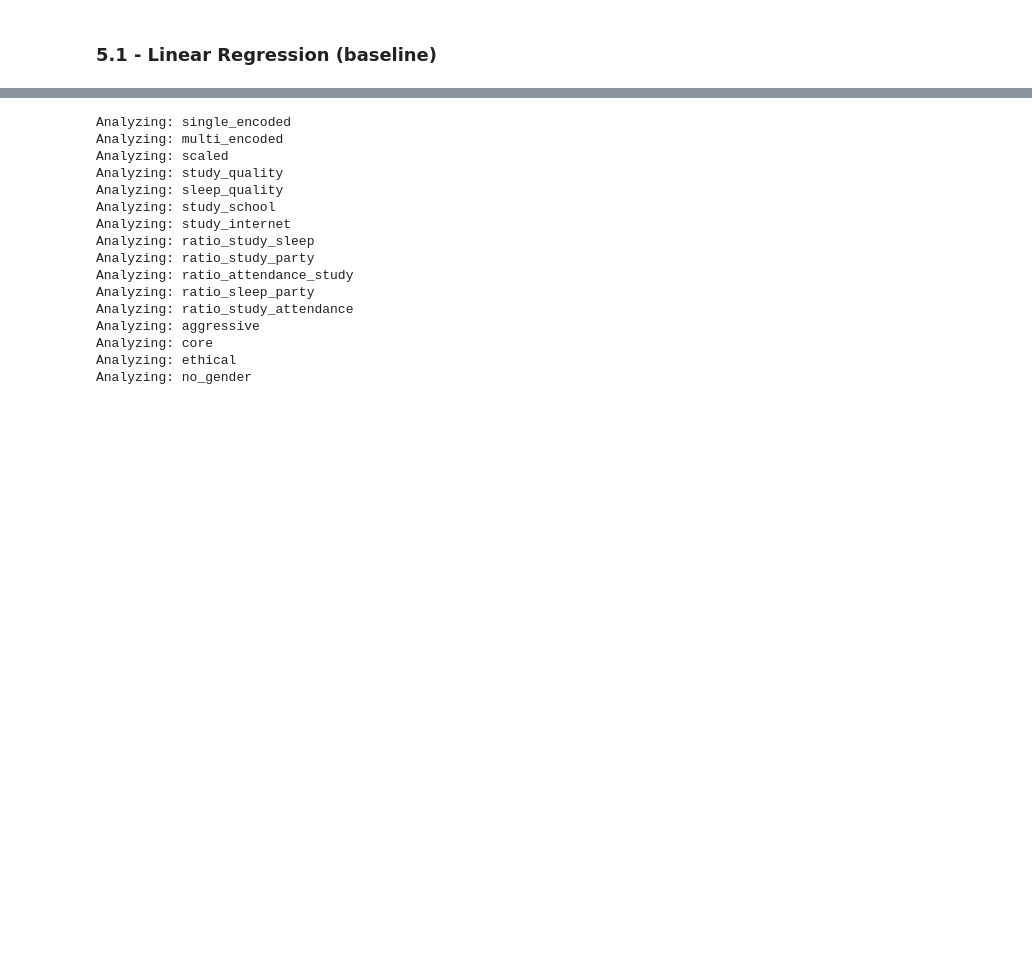
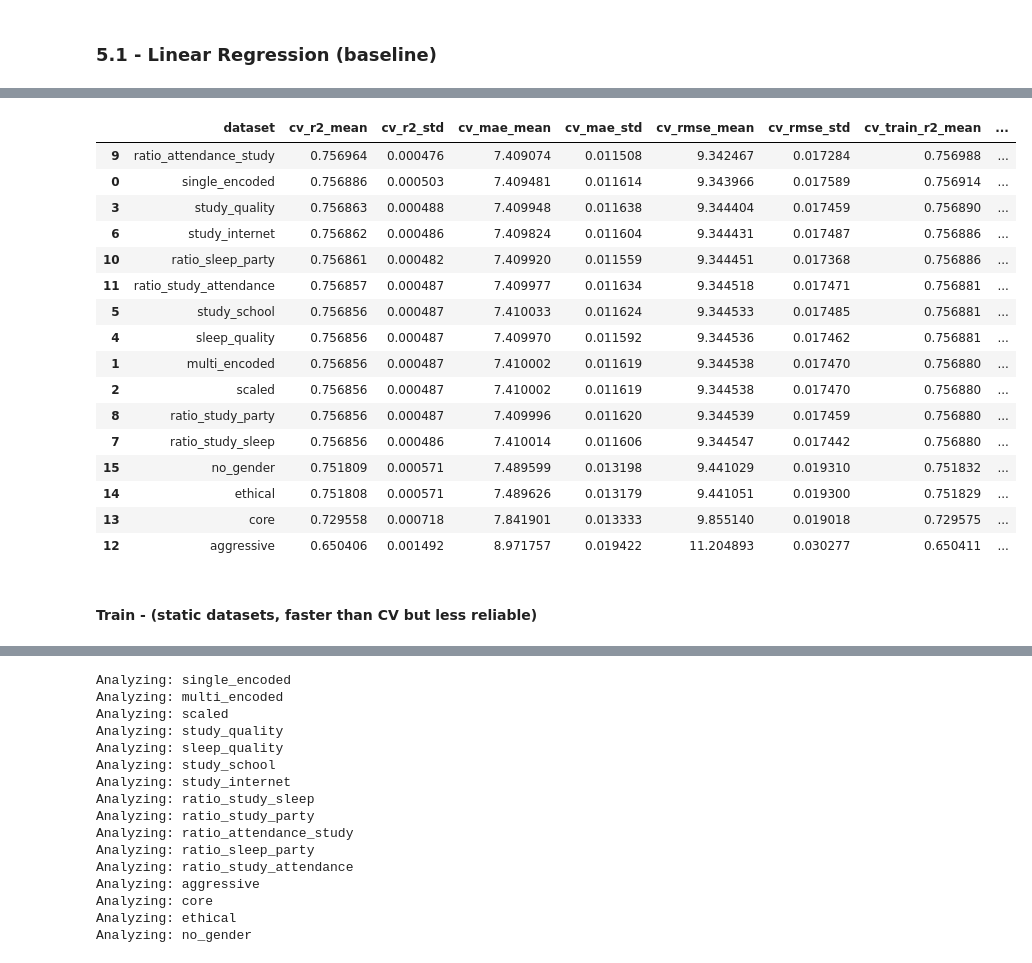
Before and after one commit to Muten-Roshi-Sama/MachineLearningLabs_4eiai40, a Jupyter notebook: Project2026/failure_prediction.ipynb, the cells around one changed output, grey strips where cells are left out. Cells and saved outputs as stored; diff of their text form; code cells hidden in the pictures; blank space fills up the shorter version.

```diff
--- a/Project2026/failure_prediction.ipynb
+++ b/Project2026/failure_prediction.ipynb
@@ -2188,3 +2321,31 @@ def analyze_fp_fn(cm, verbose=False):
+# %%
+# ------------------ Analyze -----------------
+LG_CV_df = pd.concat([
+    data["res"]
+    for data in LG_CV_results.values()
+], ignore_index=True)
+
+display(LG_CV_df.sort_values("cv_r2_mean", ascending=False))
+# %% [output]
+|  | dataset | cv_r2_mean | cv_r2_std | cv_mae_mean | cv_mae_std | cv_rmse_mean | cv_rmse_std | cv_train_r2_mean | ... |
+| 9 | ratio_attendance_study | 0.756964 | 0.000476 | 7.409074 | 0.011508 | 9.342467 | 0.017284 | 0.756988 | ... |
+| 0 | single_encoded | 0.756886 | 0.000503 | 7.409481 | 0.011614 | 9.343966 | 0.017589 | 0.756914 | ... |
+| 3 | study_quality | 0.756863 | 0.000488 | 7.409948 | 0.011638 | 9.344404 | 0.017459 | 0.756890 | ... |
+| 6 | study_internet | 0.756862 | 0.000486 | 7.409824 | 0.011604 | 9.344431 | 0.017487 | 0.756886 | ... |
+| 10 | ratio_sleep_party | 0.756861 | 0.000482 | 7.409920 | 0.011559 | 9.344451 | 0.017368 | 0.756886 | ... |
+| 11 | ratio_study_attendance | 0.756857 | 0.000487 | 7.409977 | 0.011634 | 9.344518 | 0.017471 | 0.756881 | ... |
+| 5 | study_school | 0.756856 | 0.000487 | 7.410033 | 0.011624 | 9.344533 | 0.017485 | 0.756881 | ... |
+| 4 | sleep_quality | 0.756856 | 0.000487 | 7.409970 | 0.011592 | 9.344536 | 0.017462 | 0.756881 | ... |
+| 1 | multi_encoded | 0.756856 | 0.000487 | 7.410002 | 0.011619 | 9.344538 | 0.017470 | 0.756880 | ... |
+| 2 | scaled | 0.756856 | 0.000487 | 7.410002 | 0.011619 | 9.344538 | 0.017470 | 0.756880 | ... |
+| 8 | ratio_study_party | 0.756856 | 0.000487 | 7.409996 | 0.011620 | 9.344539 | 0.017459 | 0.756880 | ... |
+| 7 | ratio_study_sleep | 0.756856 | 0.000486 | 7.410014 | 0.011606 | 9.344547 | 0.017442 | 0.756880 | ... |
+| 15 | no_gender | 0.751809 | 0.000571 | 7.489599 | 0.013198 | 9.441029 | 0.019310 | 0.751832 | ... |
+| 14 | ethical | 0.751808 | 0.000571 | 7.489626 | 0.013179 | 9.441051 | 0.019300 | 0.751829 | ... |
+| 13 | core | 0.729558 | 0.000718 | 7.841901 | 0.013333 | 9.855140 | 0.019018 | 0.729575 | ... |
+| 12 | aggressive | 0.650406 | 0.001492 | 8.971757 | 0.019422 | 11.204893 | 0.030277 | 0.650411 | ... |
+# %% [markdown]
+#### Train - (static datasets, faster than CV but less reliable)
 # %%
 from sklearn.linear_model import LinearRegression
 from sklearn.metrics import mean_absolute_error, mean_squared_error, r2_score
```
Also changed, not shown: parts of 15 cells of this notebook.
